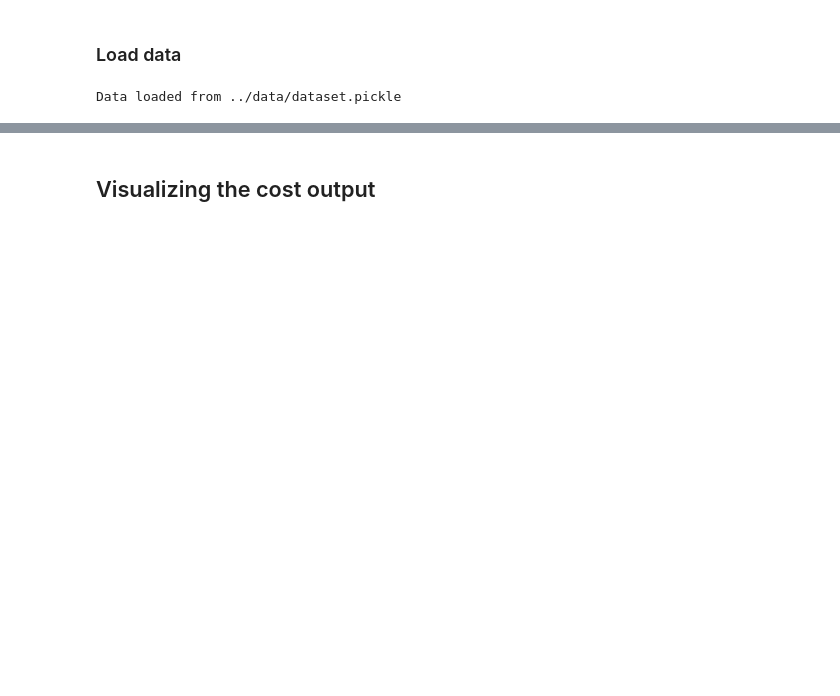
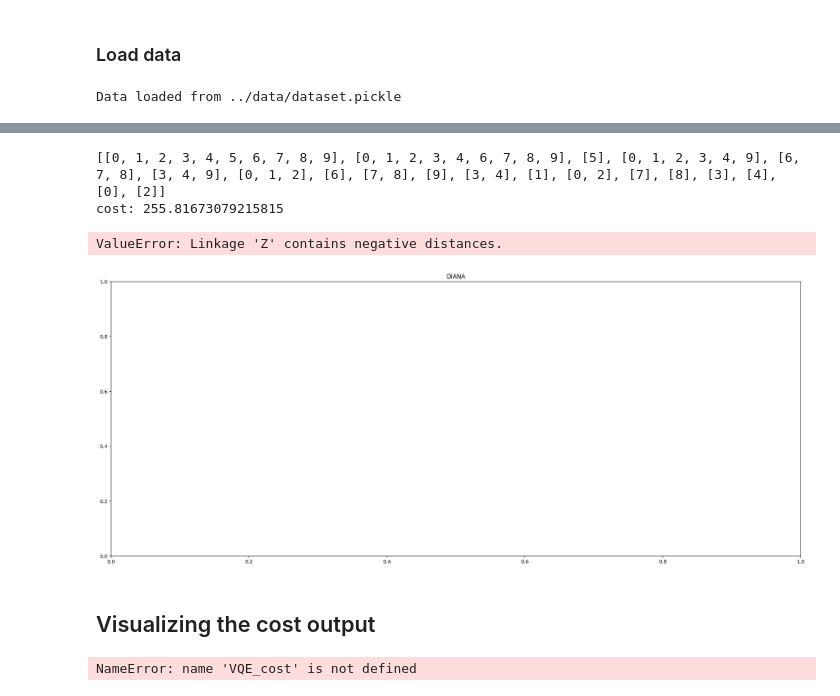
Before and after one commit to Boniface316/bigdata_vqa, a Jupyter notebook: Notebooks/Divisive_clustering_toy_experiment.ipynb, the cells around one changed output, grey strips where cells are left out. Drawn from its saved outputs; the diff is of its cells as text; code cells hidden in the pictures; blank space fills up the shorter version.

```diff
--- a/Notebooks/Divisive_clustering_toy_experiment.ipynb
+++ b/Notebooks/Divisive_clustering_toy_experiment.ipynb
@@ -187,8 +124,27 @@ ValueError: Length mismatch: Expected axis has 2 elements, new values have 1 ele
+# %%
+divisive_clustering_function = DivisiveClusteringKMeans()
+
+hierrachial_sequence_using_KMeans = get_divisive_sequence(coreset_df, divisive_clustering_function)
+
+print(hierrachial_sequence_using_KMeans)
+
+
+KMeans_cost = sum(divisive_clustering_function.get_divisive_cluster_cost(hierrachial_sequence_using_KMeans, coreset_df))
+
+print(f"cost: {KMeans_cost}")
+
+dendo = Dendrogram(coreset_df, hierrachial_sequence_using_KMeans)
+dendo.plot_dendrogram()
+# %% [output]
+[[0, 1, 2, 3, 4, 5, 6, 7, 8, 9], [0, 1, 2, 3, 4, 6, 7, 8, 9], [5], [0, 1, 2, 3, 4, 9], [6, 7, 8], [3, 4, 9], [0, 1, 2], [6], [7, 8], [9], [3, 4], [1], [0, 2], [7], [8], [3], [4], [0], [2]]
+cost: 255.81673079215815
+ValueError: Linkage 'Z' contains negative distances.
+[figure, added]
 # %% [markdown]
 ## Visualizing the cost output
 # %%
 # Define the cost values
-cost_values = [random_cost, vqe_cost, kmeans_cost, max_cut_cost]
+cost_values = [random_cost, VQE_cost, KMeans_cost, MaxCut_cost]
 
 # Define the labels for the x-axis
 labels = ['Random Cluster','VQE', 'K-means', 'Brute Force']
@@ -203,3 +159,5 @@ plt.title('Cost Values Comparison (Lower is better)')
 
 # Display the chart
 plt.show()
+# %% [output]
+NameError: name 'VQE_cost' is not defined
```
Also changed, not shown: parts of 28 cells of this notebook, 18 other files.
